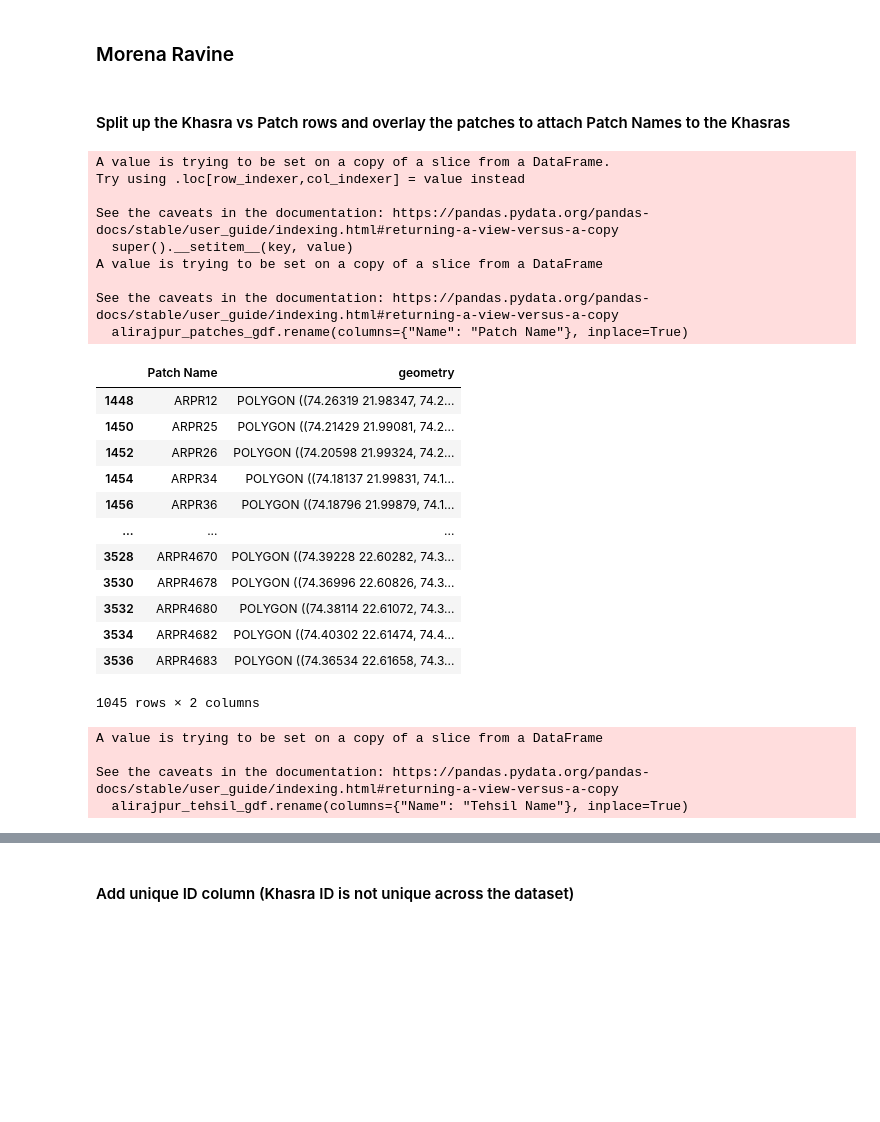
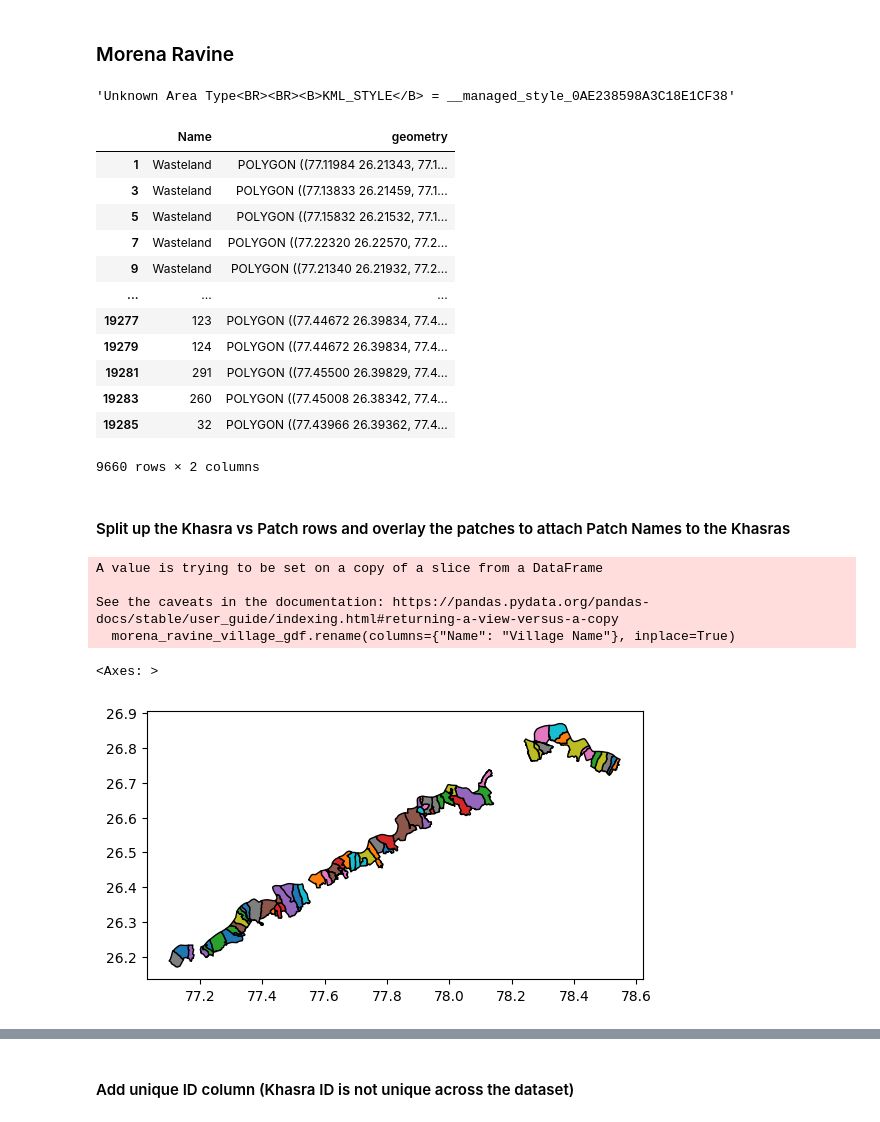
Before and after one commit to IDinsight/idinsight-solar-parks, a Jupyter notebook: notebooks/solar_parks_01_preprocessing.ipynb, the cells around one changed output, grey strips where cells are left out. Cells and saved outputs as stored; diff of their text form; code cells hidden in the pictures; blank space fills up the shorter version.

```diff
--- a/notebooks/solar_parks_01_preprocessing.ipynb
+++ b/notebooks/solar_parks_01_preprocessing.ipynb
@@ -1698 +1698,5 @@ alirajpur_gdf = alirajpur_gdf[alirajpur_gdf.geometry.type.isin(["Polygon", "Mult
+# %%
+morena_ravine_gdf["Description"].iloc[0]
+# %% [output]
+'Unknown Area Type<BR><BR><B>KML_STYLE</B> = __managed_style_0AE238598A3C18E1CF38'
 # %%
@@ -1701,47 +1708,38 @@ alirajpur_gdf.drop(columns=["Description"], inplace=True)
+# %%
+morena_ravine_gdf
+# %% [output]
+|  | Name | geometry |
+| 1 | Wasteland | POLYGON ((77.11984 26.21343, 77.1... |
+| 3 | Wasteland | POLYGON ((77.13833 26.21459, 77.1... |
+| 5 | Wasteland | POLYGON ((77.15832 26.21532, 77.1... |
+| 7 | Wasteland | POLYGON ((77.22320 26.22570, 77.2... |
+| 9 | Wasteland | POLYGON ((77.21340 26.21932, 77.2... |
+| ... | ... | ... |
+| 19277 | 123 | POLYGON ((77.44672 26.39834, 77.4... |
+| 19279 | 124 | POLYGON ((77.44672 26.39834, 77.4... |
+| 19281 | 291 | POLYGON ((77.45500 26.39829, 77.4... |
+| 19283 | 260 | POLYGON ((77.45008 26.38342, 77.4... |
+| 19285 | 32 | POLYGON ((77.43966 26.39362, 77.4... |
+9660 rows × 2 columns
 # %% [markdown]
 #### Split up the Khasra vs Patch rows and overlay the patches to attach Patch Names to the Khasras
-# %%
-# the Name column has names like 30.444 ARPR516 for patches and others are khasras
-# separate those that have ARPR in the name
-alirajpur_patches_gdf = alirajpur_gdf[alirajpur_gdf["Name"].str.contains("ARPR")]
-alirajpur_patches_gdf["Name"] = alirajpur_patches_gdf["Name"].str.split(" ").str[1]
-alirajpur_patches_gdf.rename(columns={"Name": "Patch Name"}, inplace=True)
-alirajpur_patches_gdf
-# %% [output]
-A value is trying to be set on a copy of a slice from a DataFrame.
-Try using .loc[row_indexer,col_indexer] = value instead
-
-See the caveats in the documentation: https://pandas.pydata.org/pandas-docs/stable/user_guide/indexing.html#returning-a-view-versus-a-copy
-  super().__setitem__(key, value)
-A value is trying to be set on a copy of a slice from a DataFrame
-
-See the caveats in the documentation: https://pandas.pydata.org/pandas-docs/stable/user_guide/indexing.html#returning-a-view-versus-a-copy
-  alirajpur_patches_gdf.rename(columns={"Name": "Patch Name"}, inplace=True)
-|  | Patch Name | geometry |
-| 1448 | ARPR12 | POLYGON ((74.26319 21.98347, 74.2... |
-| 1450 | ARPR25 | POLYGON ((74.21429 21.99081, 74.2... |
-| 1452 | ARPR26 | POLYGON ((74.20598 21.99324, 74.2... |
-| 1454 | ARPR34 | POLYGON ((74.18137 21.99831, 74.1... |
-| 1456 | ARPR36 | POLYGON ((74.18796 21.99879, 74.1... |
-| ... | ... | ... |
-| 3528 | ARPR4670 | POLYGON ((74.39228 22.60282, 74.3... |
-| 3530 | ARPR4678 | POLYGON ((74.36996 22.60826, 74.3... |
-| 3532 | ARPR4680 | POLYGON ((74.38114 22.61072, 74.3... |
-| 3534 | ARPR4682 | POLYGON ((74.40302 22.61474, 74.4... |
-| 3536 | ARPR4683 | POLYGON ((74.36534 22.61658, 74.3... |
-1045 rows × 2 columns
 # %%
-# get tehsils
-alirajpur_tehsil_gdf = alirajpur_gdf[
-    ~ alirajpur_gdf["Name"].str.contains(r"\d", na=False)
-    & alirajpur_gdf["Name"].notna()
-    & (alirajpur_gdf["Name"].str.strip() != "")
+# get villages
+morena_ravine_village_gdf = morena_ravine_gdf[
+    ~ morena_ravine_gdf["Name"].str.contains(r"\d", na=False)
+    & ~ morena_ravine_gdf["Name"].eq("Wasteland")
+    & morena_ravine_gdf["Name"].notna()
+    & (morena_ravine_gdf["Name"].str.strip() != "")
 ]
-alirajpur_tehsil_gdf.rename(columns={"Name": "Tehsil Name"}, inplace=True)
+morena_ravine_village_gdf.rename(columns={"Name": "Village Name"}, inplace=True)
+morena_ravine_village_gdf = morena_ravine_village_gdf.dissolve(by="Village Name").reset_index()
+morena_ravine_village_gdf.plot(column="Village Name", edgecolor="black")
 # %% [output]
 A value is trying to be set on a copy of a slice from a DataFrame
 
 See the caveats in the documentation: https://pandas.pydata.org/pandas-docs/stable/user_guide/indexing.html#returning-a-view-versus-a-copy
-  alirajpur_tehsil_gdf.rename(columns={"Name": "Tehsil Name"}, inplace=True)
+  morena_ravine_village_gdf.rename(columns={"Name": "Village Name"}, inplace=True)
+<Axes: >
+[figure, added]
 # %%
 # khasras - drop any rows which match ARPR somewhere, contain no numbers, or are blank in Name
```
Also changed, not shown: parts of 23 cells of this notebook.
